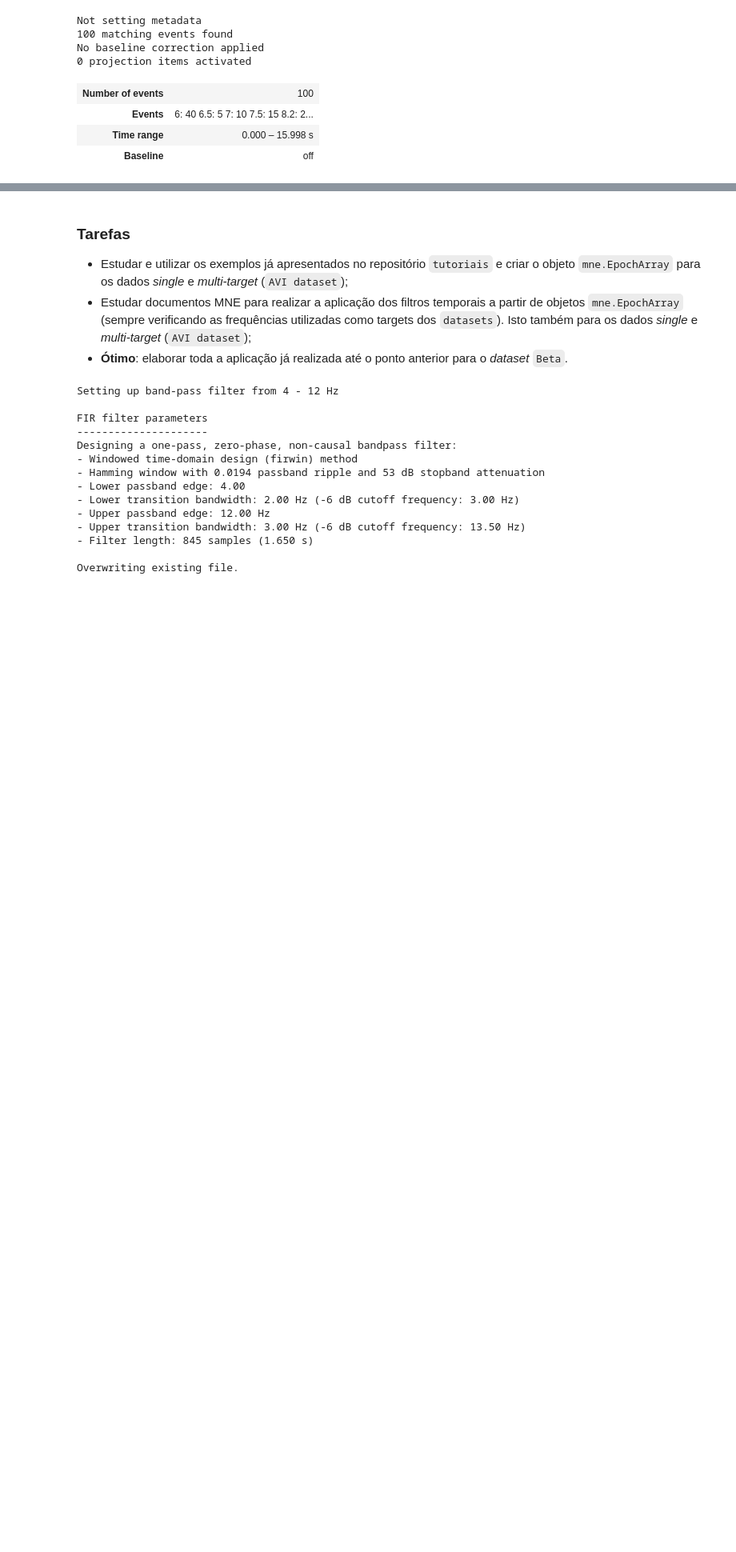
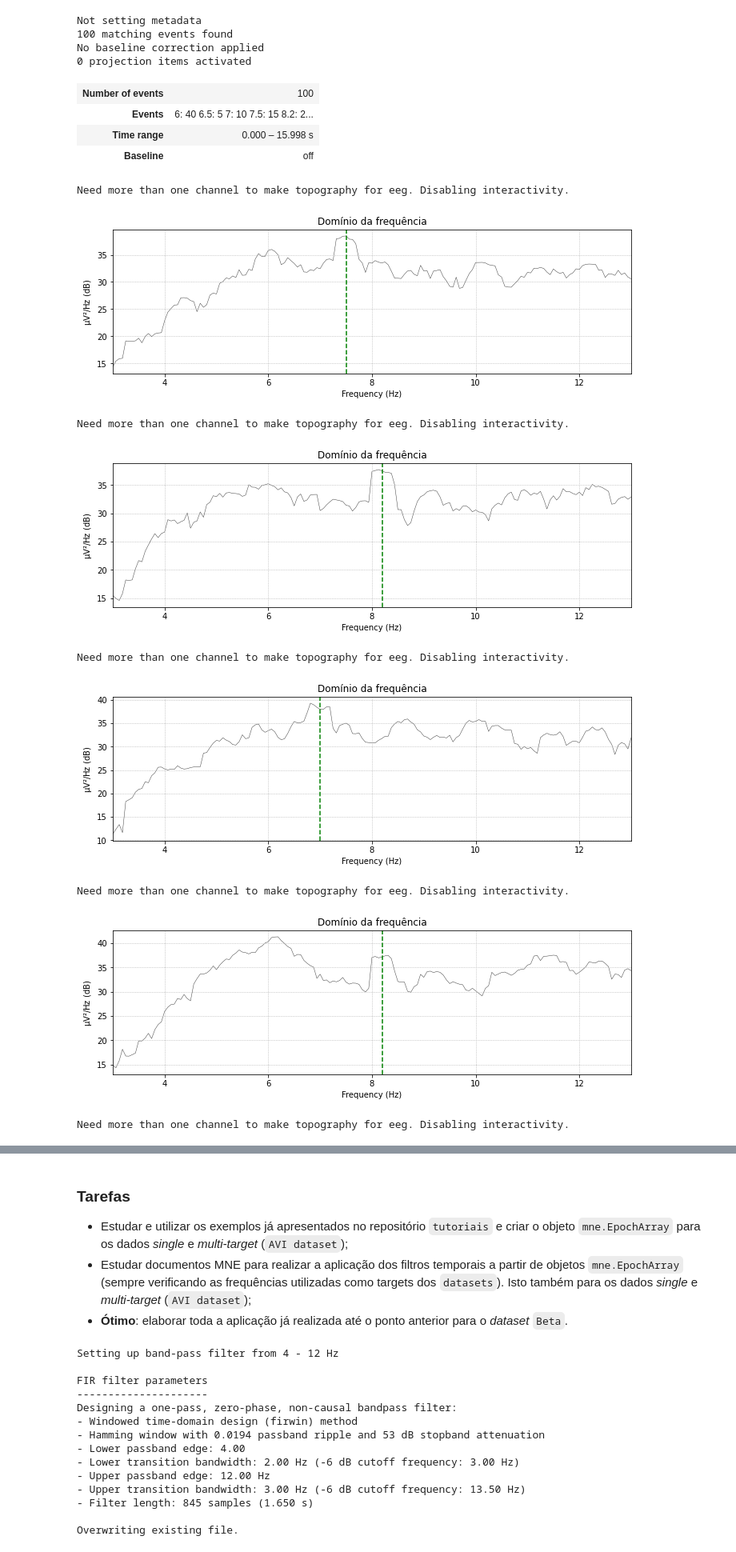
Before and after one commit to viniciuskuwakino/RP_SSVEP, a Jupyter notebook: ssvep/src/preprocessingMulti.ipynb, the cells around one changed output, grey strips where cells are left out. Shown at 80% size. Drawn from its saved outputs; the diff is of its cells as text; code cells hidden in the pictures; blank space fills up the shorter version.

```diff
--- a/ssvep/src/preprocessingMulti.ipynb
+++ b/ssvep/src/preprocessingMulti.ipynb
@@ -146,12 +146,22 @@ No baseline correction applied
 | Time range | 0.000 – 15.998 s |
 | Baseline | off |
 # %%
-# for i in range(len(mne_data)):
-#     # view = mne_data.compute_psd(method='welch', fmin=3, fmax=13)
-#     view = mne_data[i].compute_psd(method='multitaper', fmin=3, fmax=13, verbose=False)
-#     view.plot(show=False)
-#     print()
-#     plt.title('Domínio da frequência')
-#     plt.axvline(x=float(list(mne_data[i].event_id)[0]), linestyle='--', color='green')
-#     plt.show()
-# print()
+for i in range(len(mne_data)):
+    # view = mne_data.compute_psd(method='welch', fmin=3, fmax=13)
+    view = mne_data[i].compute_psd(method='multitaper', fmin=3, fmax=13, verbose=False)
+    view.plot(show=False)
+    print()
+    plt.title('Domínio da frequência')
+    plt.axvline(x=float(list(mne_data[i].event_id)[0]), linestyle='--', color='green')
+    plt.show()
+print()
+# %% [output]
+Need more than one channel to make topography for eeg. Disabling interactivity.
+[figure, added]
+Need more than one channel to make topography for eeg. Disabling interactivity.
+[figure, added]
+Need more than one channel to make topography for eeg. Disabling interactivity.
+[figure, added]
+Need more than one channel to make topography for eeg. Disabling interactivity.
+[figure, added]
+Need more than one channel to make topography for eeg. Disabling interactivity.
```
Also changed, not shown: parts of 3 cells of this notebook, 8 other files.
